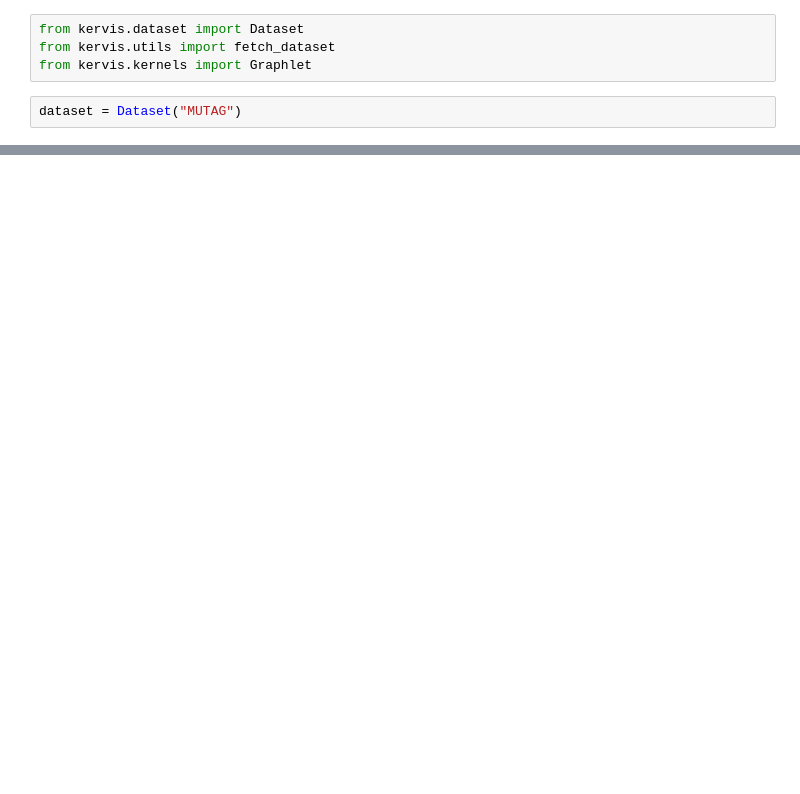
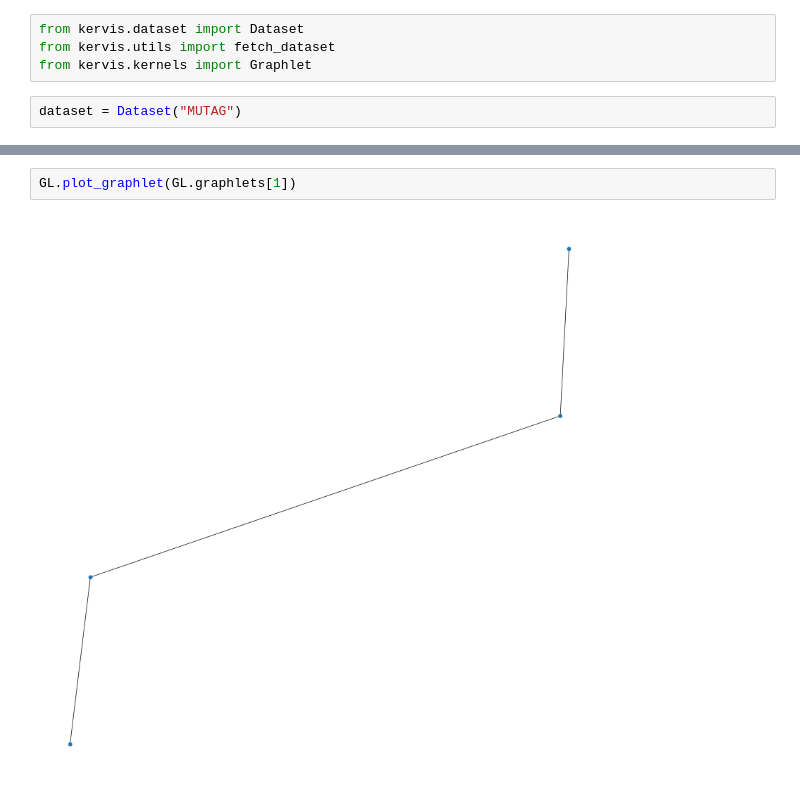
Before and after one commit to congrendai/MSc_Individual_Project, a Jupyter notebook: graphlet.ipynb, the cells around one changed output, grey strips where cells are left out. Cells and saved outputs as stored; diff of their text form; blank space fills up the shorter version.

```diff
--- a/graphlet.ipynb
+++ b/graphlet.ipynb
@@ -17,0 +20,4 @@ GL.attributes
+# %%
+GL.plot_graphlet(GL.graphlets[1])
+# %% [output]
+[figure, added]
```
Also changed, not shown: parts of 3 cells of this notebook, 9 other files.
